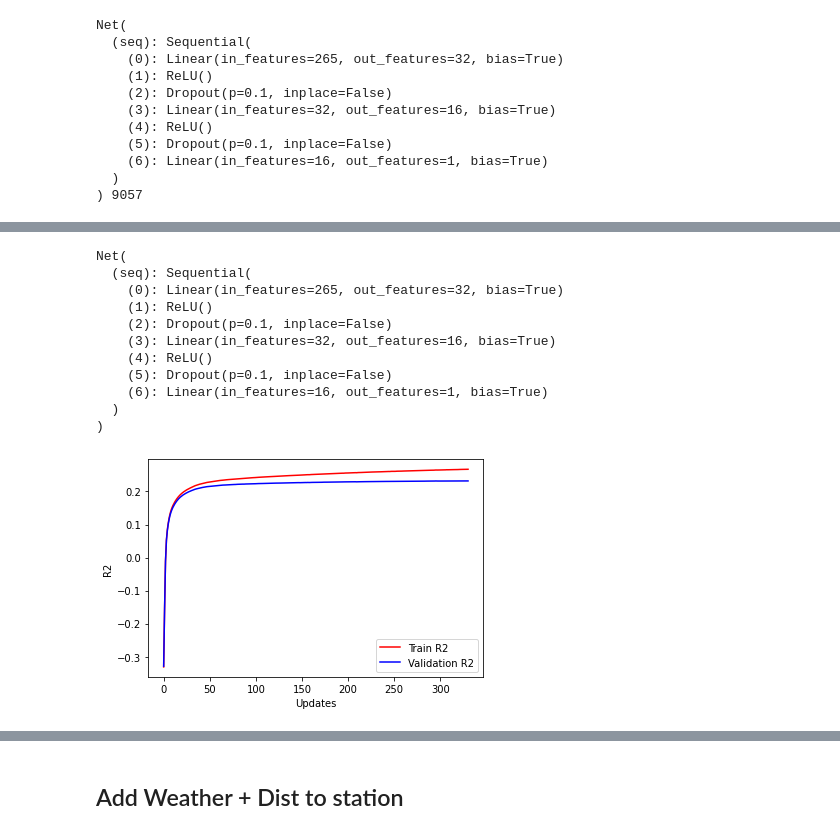
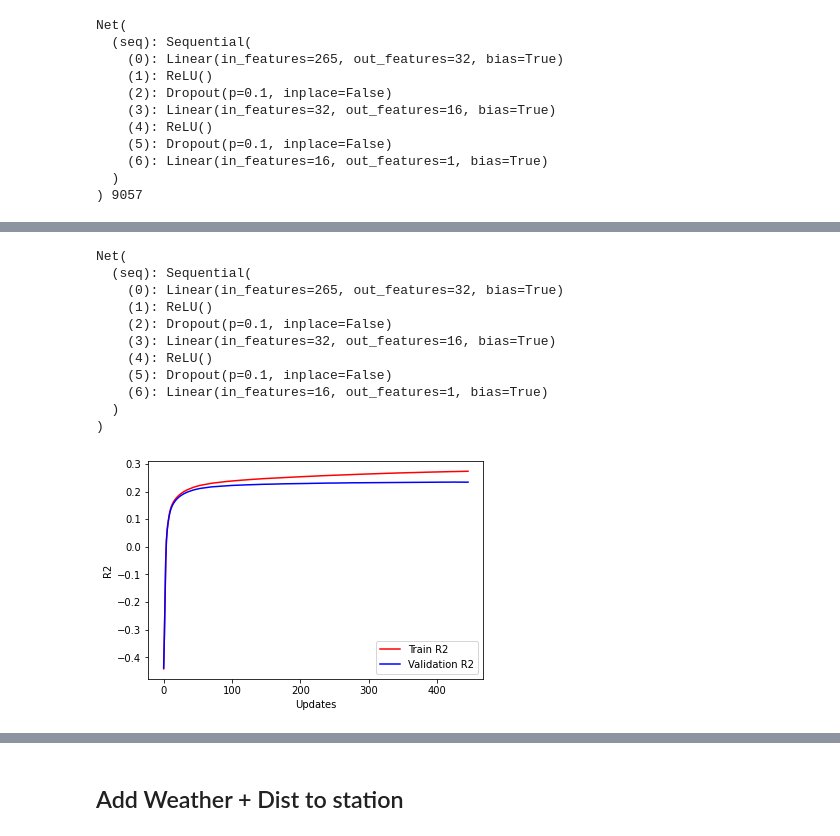
Before and after one commit to Bogeluno/GNN_Thesis, a Jupyter notebook: notebooks/MLP.ipynb, the cells around one changed output, grey strips where cells are left out. Drawn from its saved outputs; the diff is of its cells as text; code cells hidden in the pictures.

```diff
--- a/notebooks/MLP.ipynb
+++ b/notebooks/MLP.ipynb
@@ -100,7 +100,7 @@ df_clas['Cut'] = df_clas.time.map(dict(Clas_Coef))
 # %%
 # Common setting
 batch_size = 512
-num_epochs = 501
+num_epochs = 1501
 # %% [markdown]
 ## No Zones
 # %%
@@ -187,7 +184,7 @@ val_losses = []
 get_slice = lambda i, size: range(i * size, (i + 1) * size)
 
 path = 'Results/SimpleNN/NoZones.pt'
-early_stopping = EarlyStopping(patience=10, verbose=False, path = path)
+early_stopping = EarlyStopping(patience=20, verbose=False, path = path)
 
 for epoch in range(num_epochs):
     # Forward -> Backprob -> Update params
@@ -399,7 +396,7 @@ val_losses = []
 get_slice = lambda i, size: range(i * size, (i + 1) * size)
 
 path = 'Results/SimpleNN/WithZones.pt'
-early_stopping = EarlyStopping(patience=10, verbose=False, path = path)
+early_stopping = EarlyStopping(patience=20, verbose=False, path = path)
 
 for epoch in range(num_epochs):
     # Forward -> Backprob -> Update params
@@ -496,12 +493,12 @@ Epoch 331: Train Loss -0.242538 , Valid Loss -0.227696 , Train R2 0.267197, Vali
 Net(
   (seq): Sequential(
     (0): Linear(in_features=265, out_features=32, bias=True)
     (1): ReLU()
     (2): Dropout(p=0.1, inplace=False)
     (3): Linear(in_features=32, out_features=16, bias=True)
     (4): ReLU()
     (5): Dropout(p=0.1, inplace=False)
     (6): Linear(in_features=16, out_features=1, bias=True)
   )
 )
-[figure, old version]
+[figure, new version]
```
Also changed, not shown: parts of 42 cells of this notebook, 35 other files.
